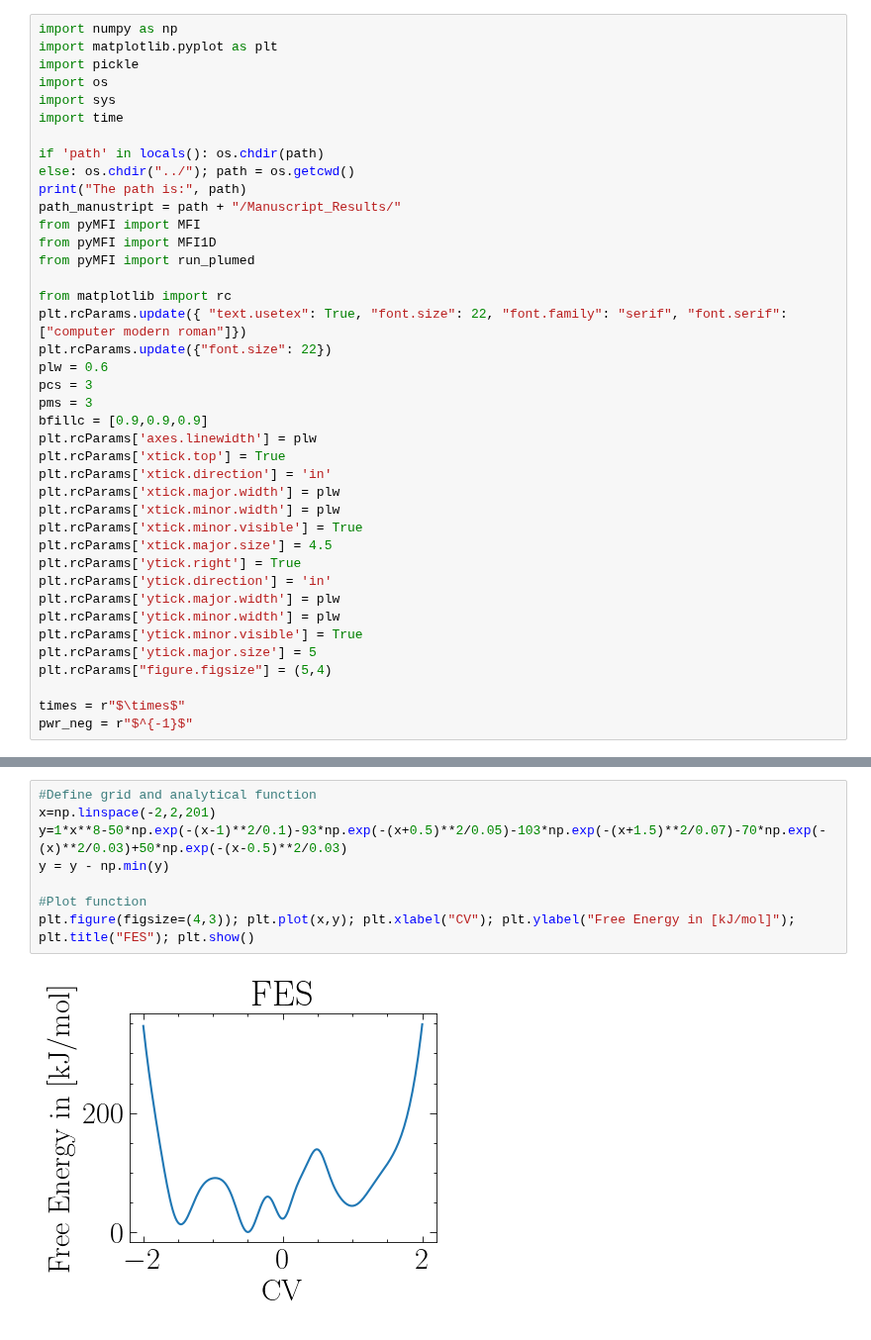
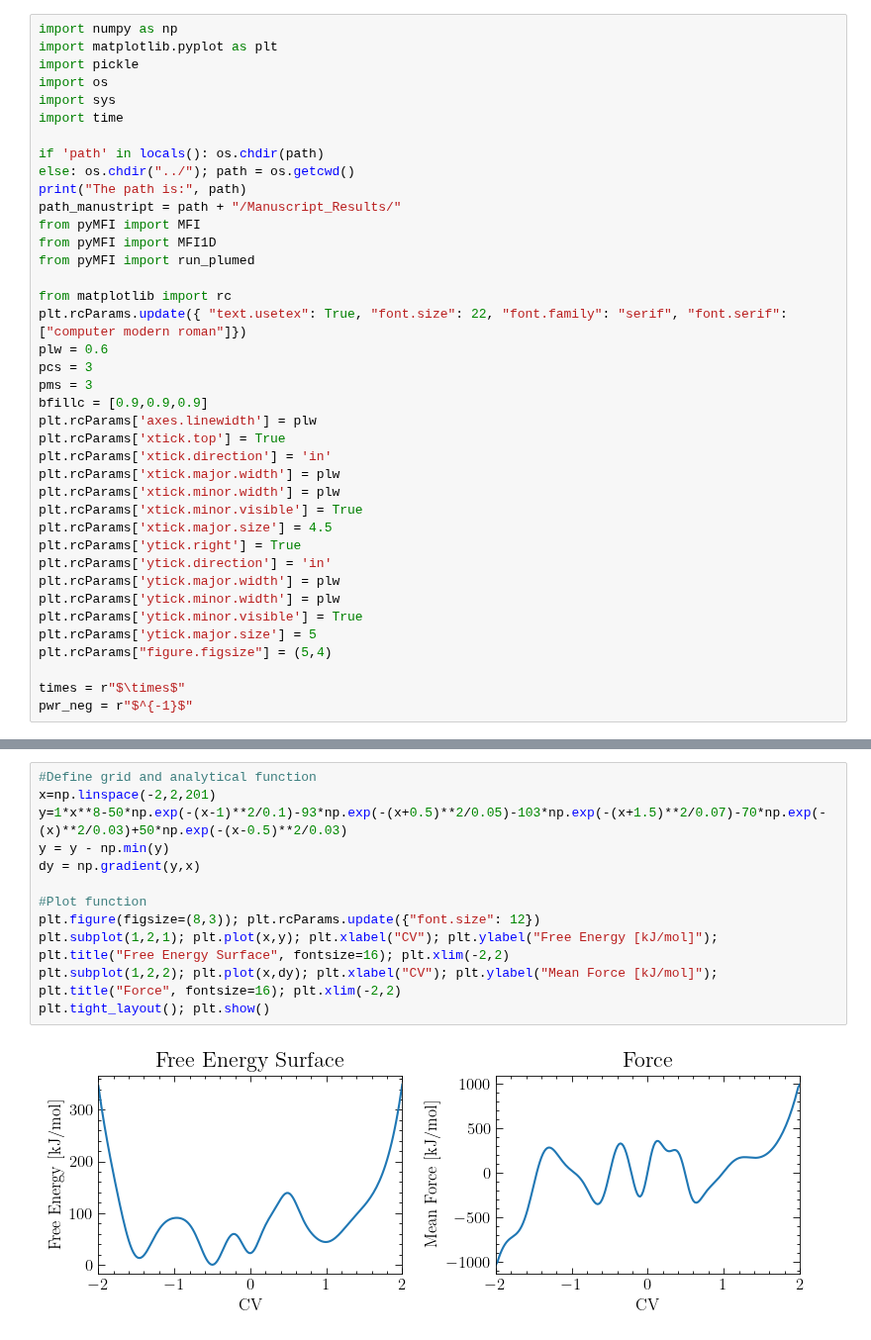
Before and after one commit to mme-ucl/MFI, a Jupyter notebook: Manuscript_Results/Figure1A.ipynb, the cells around one changed output, grey strips where cells are left out. Shown at 99% size. Drawn from its saved outputs; the diff is of its cells as text.

```diff
--- a/Manuscript_Results/Figure1A.ipynb
+++ b/Manuscript_Results/Figure1A.ipynb
@@ -16,7 +16,6 @@ from pyMFI import run_plumed
 
 from matplotlib import rc
 plt.rcParams.update({ "text.usetex": True, "font.size": 22, "font.family": "serif", "font.serif": ["computer modern roman"]})
-plt.rcParams.update({"font.size": 22})
 plw = 0.6
 pcs = 3
 pms = 3
@@ -45,10 +44,14 @@ The path is: /home/ucecabj/Desktop/pyMFI_git
 # %%
 #Define grid and analytical function
 x=np.linspace(-2,2,201)
 y=1*x**8-50*np.exp(-(x-1)**2/0.1)-93*np.exp(-(x+0.5)**2/0.05)-103*np.exp(-(x+1.5)**2/0.07)-70*np.exp(-(x)**2/0.03)+50*np.exp(-(x-0.5)**2/0.03)
 y = y - np.min(y)
+dy = np.gradient(y,x)
 
 #Plot function
-plt.figure(figsize=(4,3)); plt.plot(x,y); plt.xlabel("CV"); plt.ylabel("Free Energy in [kJ/mol]"); plt.title("FES"); plt.show()
+plt.figure(figsize=(8,3)); plt.rcParams.update({"font.size": 12})
+plt.subplot(1,2,1); plt.plot(x,y); plt.xlabel("CV"); plt.ylabel("Free Energy [kJ/mol]"); plt.title("Free Energy Surface", fontsize=16); plt.xlim(-2,2)
+plt.subplot(1,2,2); plt.plot(x,dy); plt.xlabel("CV"); plt.ylabel("Mean Force [kJ/mol]"); plt.title("Force", fontsize=16); plt.xlim(-2,2)
+plt.tight_layout(); plt.show()
 # %% [output]
-[figure, old version]
+[figure, new version]
```
Also changed, not shown: parts of 13 cells of this notebook, 8 other files.
